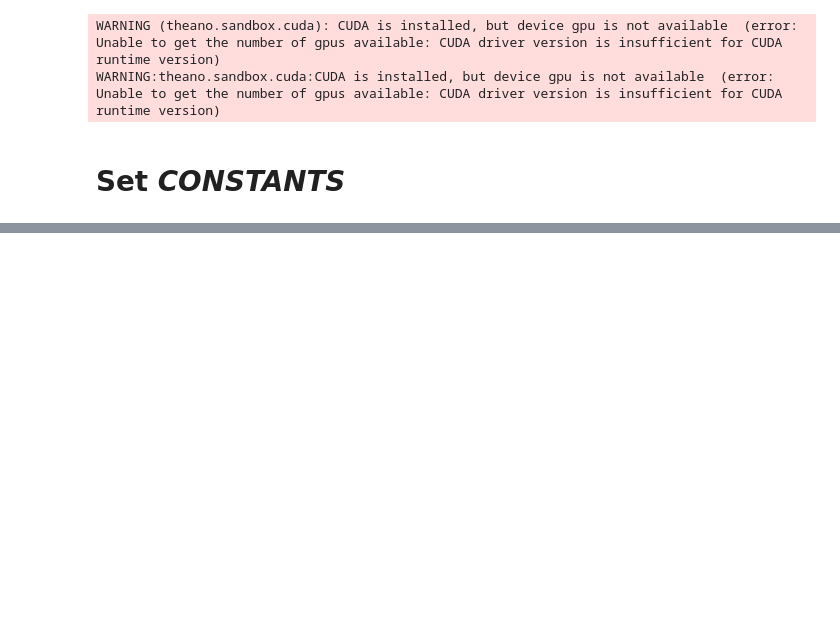
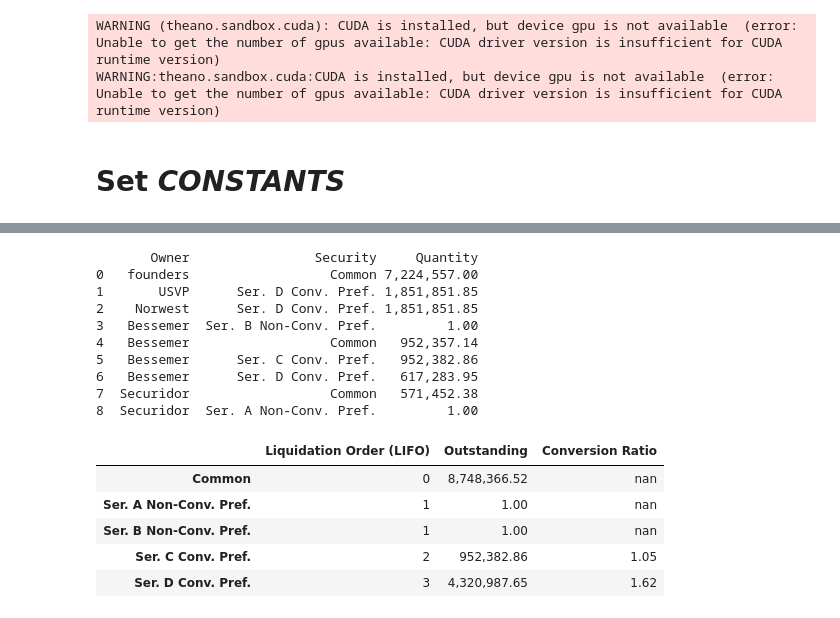
Before and after one commit to TheVinhLuong102/ChicagoBooth-EntrepreneurialFinancePrivateEquity, a Jupyter notebook: Metapath Software/Metapath Software.ipynb, the cells around one changed output, grey strips where cells are left out. Drawn from its saved outputs; the diff is of its cells as text; code cells hidden in the pictures; blank space fills up the shorter version.

```diff
--- a/Metapath Software/Metapath Software.ipynb
+++ b/Metapath Software/Metapath Software.ipynb
@@ -199,0 +191,40 @@ done!
+# %%
+series_c_nb_units = 1000002. / 1.05
+cap_struct.issue(
+    owner='Bessemer',
+    securities=
+        ((series_c_nb_units, 'Ser. C Conv. Pref.'),))
+
+series_d_nb_units = 7e6 / 1.62
+cap_struct.issue(
+    owner='Bessemer',
+    securities=
+        [('Ser. D Conv. Pref.', 1 / 7 * series_d_nb_units)])
+cap_struct.issue(
+    owner='USVP',
+    securities=
+        [('Ser. D Conv. Pref.', 3 / 7 * series_d_nb_units)])
+cap_struct.issue(
+    owner='Norwest',
+    securities=
+        [('Ser. D Conv. Pref.', 3 / 7 * series_d_nb_units)])
+
+pprint(cap_struct.show(ownerships=True))
+cap_struct.show()
+# %% [output]
+       Owner                Security     Quantity
+0   founders                  Common 7,224,557.00
+1       USVP      Ser. D Conv. Pref. 1,851,851.85
+2    Norwest      Ser. D Conv. Pref. 1,851,851.85
+3   Bessemer  Ser. B Non-Conv. Pref.         1.00
+4   Bessemer                  Common   952,357.14
+5   Bessemer      Ser. C Conv. Pref.   952,382.86
+6   Bessemer      Ser. D Conv. Pref.   617,283.95
+7  Securidor                  Common   571,452.38
+8  Securidor  Ser. A Non-Conv. Pref.         1.00
+|  | Liquidation Order (LIFO) | Outstanding | Conversion Ratio |
+| Common | 0 | 8,748,366.52 | nan |
+| Ser. A Non-Conv. Pref. | 1 | 1.00 | nan |
+| Ser. B Non-Conv. Pref. | 1 | 1.00 | nan |
+| Ser. C Conv. Pref. | 2 | 952,382.86 | 1.05 |
+| Ser. D Conv. Pref. | 3 | 4,320,987.65 | 1.62 |
```
Also changed, not shown: parts of 29 cells of this notebook.
